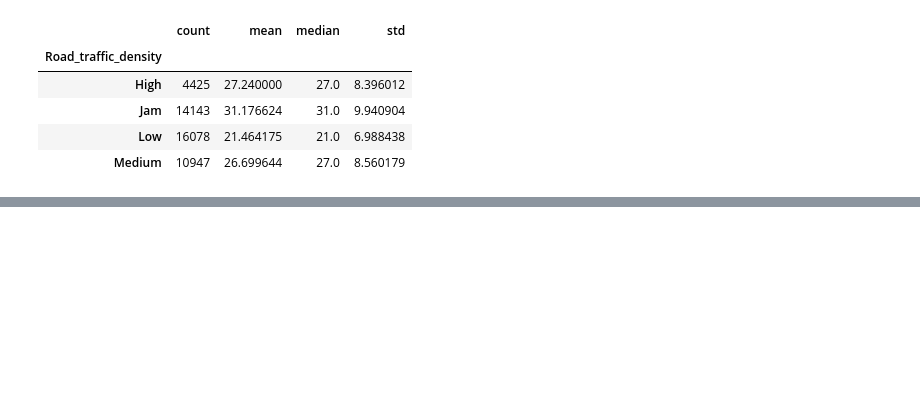
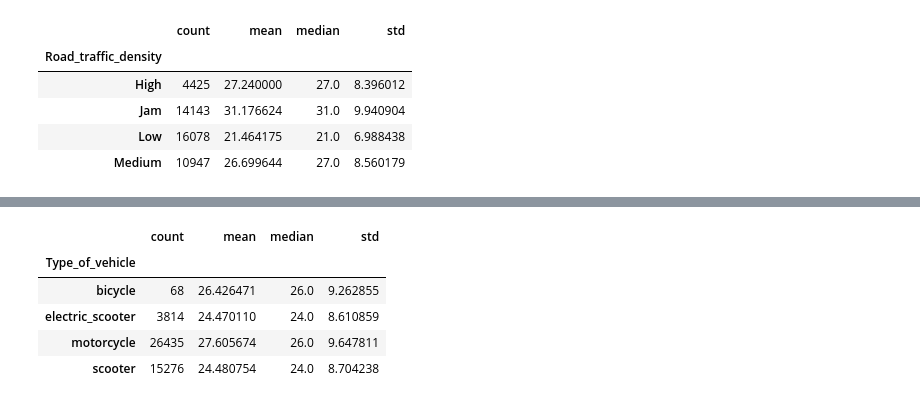
Before and after one commit to manisharoshini/Food-Delivery-Prediction, a Jupyter notebook: Food_delivery_prediction.ipynb, the cells around one changed output, grey strips where cells are left out. Saved outputs shown, nothing was run; the diff lists cells and outputs as text; code cells hidden in the pictures; blank space fills up the shorter version.

```diff
--- a/Food_delivery_prediction.ipynb
+++ b/Food_delivery_prediction.ipynb
@@ -547,0 +608,11 @@ data.groupby('Road_traffic_density')['Time_taken(min)'].agg(['count','mean','med
+# %%
+data.groupby('Type_of_vehicle')["Time_taken(min)"].agg(['count','mean','median','std'])
+
+# it seems like almist same only bicycle and motorcycle takes an extra time.
+# %% [output]
+|  | count | mean | median | std |
+| Type_of_vehicle |  |  |  |  |
+| bicycle | 68 | 26.426471 | 26.0 | 9.262855 |
+| electric_scooter | 3814 | 24.470110 | 24.0 | 8.610859 |
+| motorcycle | 26435 | 27.605674 | 26.0 | 9.647811 |
+| scooter | 15276 | 24.480754 | 24.0 | 8.704238 |
```
Also changed, not shown: parts of 12 cells of this notebook.
